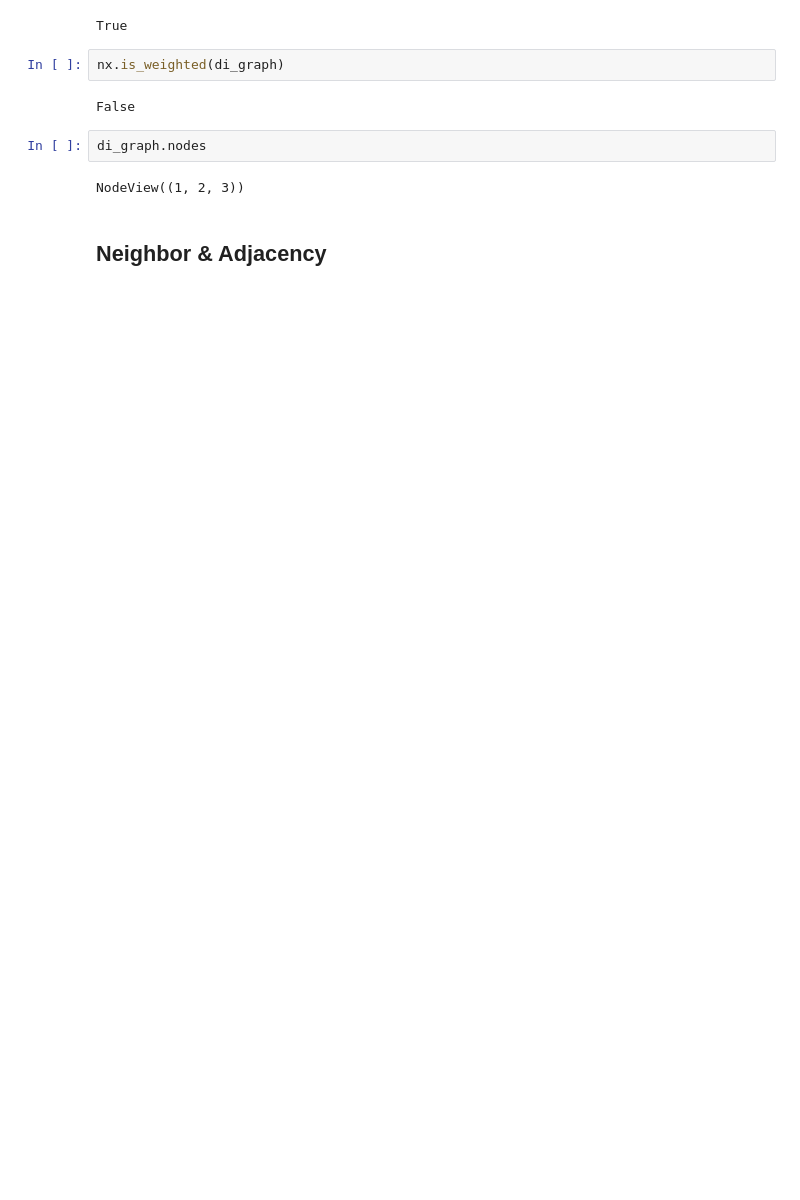
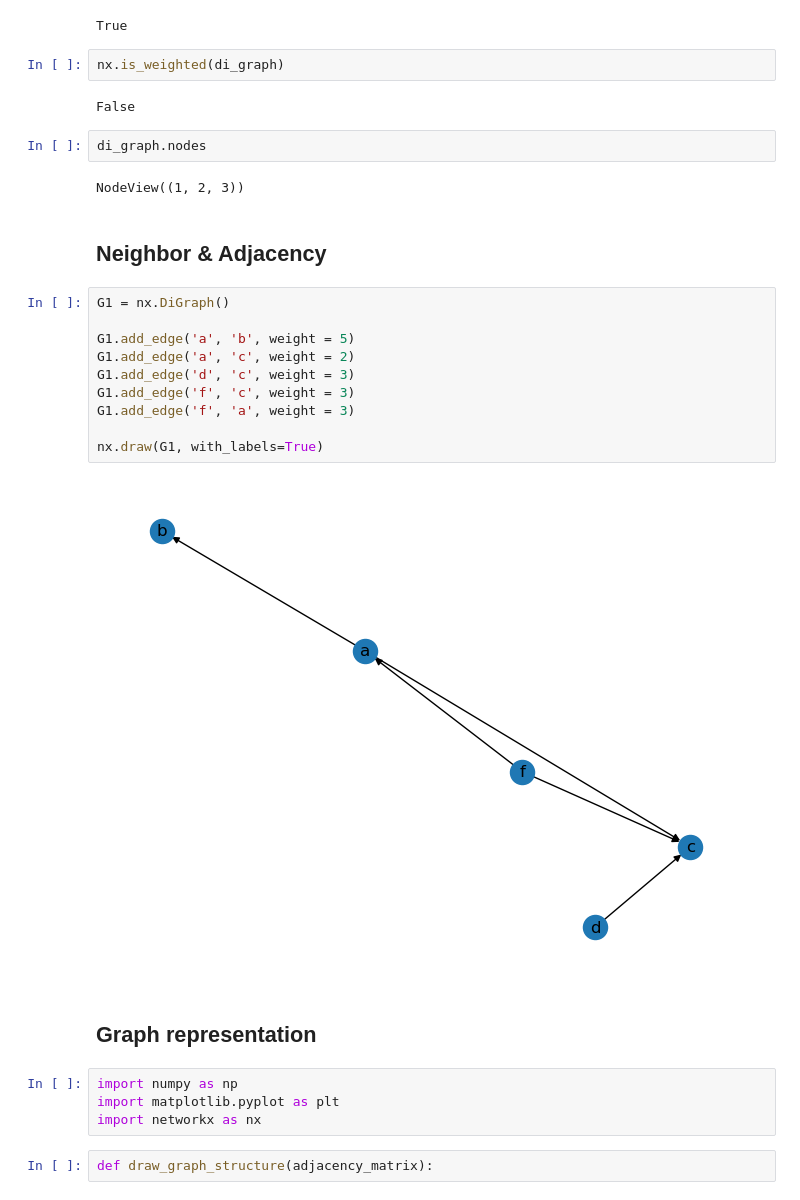
Before and after one commit to AmirJlr/Graph-Neural-Networks, a Jupyter notebook: 01/networkx.ipynb, the cells around one changed output. Drawn from its saved outputs; the diff is of its cells as text; blank space fills up the shorter version.

```diff
--- a/01/networkx.ipynb
+++ b/01/networkx.ipynb
@@ -133,3 +133,23 @@ di_graph.nodes
 NodeView((1, 2, 3))
 # %% [markdown]
 ## Neighbor & Adjacency
+# %%
+G1 = nx.DiGraph()
+
+G1.add_edge('a', 'b', weight = 5)
+G1.add_edge('a', 'c', weight = 2)
+G1.add_edge('d', 'c', weight = 3)
+G1.add_edge('f', 'c', weight = 3)
+G1.add_edge('f', 'a', weight = 3)
+
+nx.draw(G1, with_labels=True)
+# %% [output]
+[figure, added]
+# %% [markdown]
+## Graph representation
+# %%
+import numpy as np
+import matplotlib.pyplot as plt
+import networkx as nx
+# %%
+def draw_graph_structure(adjacency_matrix):
```
Also changed, not shown: parts of 3 cells of this notebook, 3 other files.
